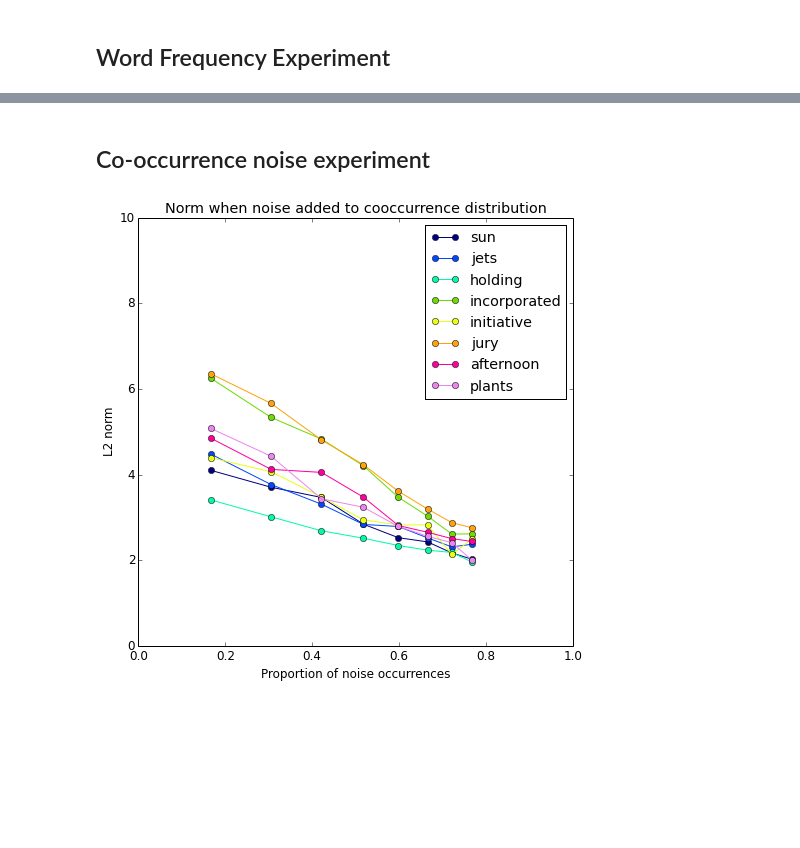
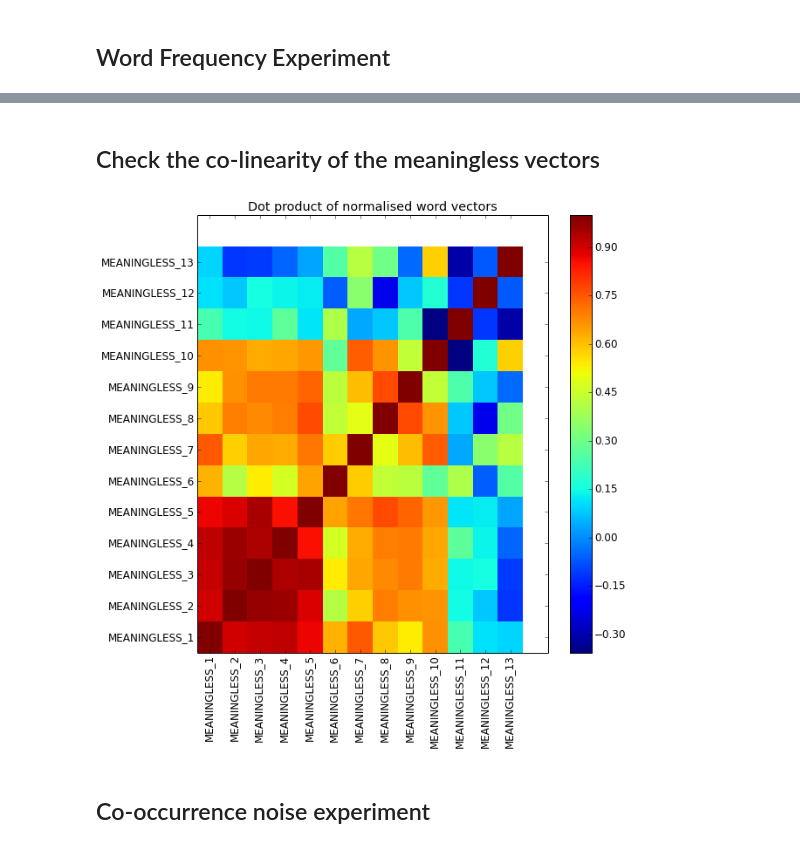
Before and after one commit to benjaminwilson/word2vec-norm-experiments, a Jupyter notebook: analysis.ipynb, the cells around one changed output, grey strips where cells are left out. Saved outputs shown, nothing was run; the diff lists cells and outputs as text; code cells hidden in the pictures; blank space fills up the shorter version.

```diff
--- a/analysis.ipynb
+++ b/analysis.ipynb
@@ -20,8 +20,3 @@ def read_words(filename):
 
 word_freq_experiment_words = read_words(filenames['word_freq_experiment_words'])
 coocc_noise_experiment_words = read_words(filenames['coocc_noise_experiment_words'])
-# %%
-vectors = load_word2vec_binary(filenames['vectors_binary'])
-vocab = list(vectors.index)
-print 'vocab size: ', len(vocab)
-norms = np.sqrt((vectors ** 2).sum(axis=1))
@@ -89,28 +110,41 @@ plt.savefig('word-frequency-experiment-graph.png')
+# %% [markdown]
+## Check the co-linearity of the meaningless vectors
+# %%
+def colinearity_heatmap(test_vecs):
+    test_vecs_normed = test_vecs.as_matrix() / np.sqrt((test_vecs ** 2).sum(axis=1))[:,np.newaxis]
+    mat = test_vecs_normed.dot(test_vecs_normed.transpose())
+    plt.figure(figsize=(9,9))
+    plt.title('Dot product of normalised word vectors')
+    plt.pcolor(mat)
+    plt.colorbar()
+    _ = plt.yticks(np.arange(0.5, len(test_vecs.index), 1), test_vecs.index)
+    _ = plt.xticks(np.arange(0.5, len(test_vecs.index), 1), test_vecs.index, rotation=90)
+
+idxs = [build_experiment_token(meaningless_token, i) for i in range(1, max(word_freq_experiment_ratio, word_freq_experiment_power_max) + 1)]
+test_vecs = vectors.loc[idxs].dropna()
+colinearity_heatmap(test_vecs)
+# %% [output]
+[figure, added]
 # %% [markdown]
 ## Co-occurrence noise experiment
 # %%
-plt.figure(figsize=(7, 7))
-plt.title('Norm when noise added to cooccurrence distribution')
-plt.xlabel('Proportion of noise occurrences')
-plt.ylabel(stats.L2_norm.name)
-plt.ylim(0, 10)
-plt.xlim(0, 1)
+def plot_coocc_noise_experiment_norm_vs_freq(norms_vs_freq):
+    plt.figure(figsize=(7, 7))
+    plt.title('Norm when noise added to cooccurrence distribution')
+    plt.xlabel('Proportion of noise occurrences')
+    plt.ylabel(norms_vs_freq.name)
 
-set_num_plots(len(coocc_noise_experiment_words))
+    plt.xlim(0, 1)
+    set_num_plots(len(coocc_noise_experiment_words))
+    def plot_for_word(word, **kwargs):
+        exponents = filter(lambda i: build_experiment_token(word, i) in stats.index, range(1, coocc_noise_experiment_power_max + 1))
+        idxs = [build_experiment_token(word, i) for i in exponents]
+        x = [1 - coocc_noise_experiment_ratio ** exponent for exponent in exponents]
+        y = norms_vs_freq.loc[idxs]
+        plt.plot(x, y, marker='o', **kwargs)
 
-def plot_for_word(word, **kwargs):
-    exponents = filter(lambda i: build_experiment_token(word, i) in stats.index, range(1, coocc_noise_experiment_power_max + 1))
-    idxs = [build_experiment_token(word, i) for i in exponents]
-    x = [1 - coocc_noise_experiment_ratio ** exponent for exponent in exponents]
-    y = stats.loc[idxs].L2_norm
-    plt.plot(x, y, marker='o', **kwargs)
+    for word in coocc_noise_experiment_words:
+        plot_for_word(word)
 
-for word in coocc_noise_experiment_words:
-    plot_for_word(word)
-
-_ = plt.legend(coocc_noise_experiment_words, loc='upper right')
-plt.tight_layout()
-
-plt.savefig('cooccurrence-noise-graph.png')
+    _ = plt.legend(coocc_noise_experiment_words, loc='upper right')
+    plt.tight_layout()
-# %% [output]
-[figure, removed]
```
Also changed, not shown: parts of 12 cells of this notebook, 10 other files.
